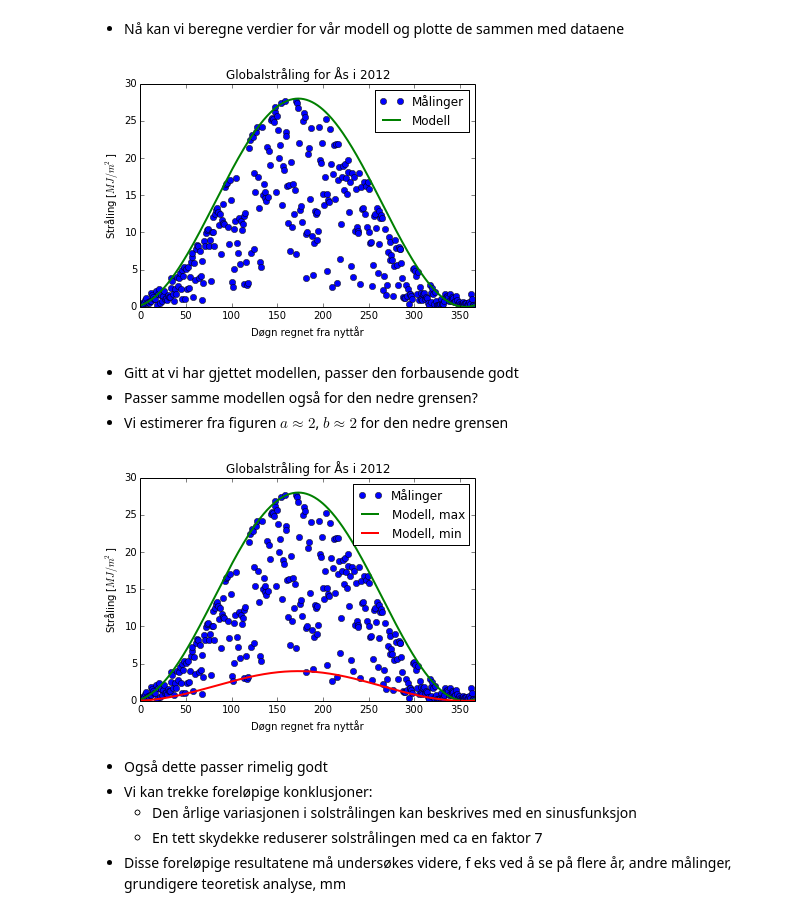
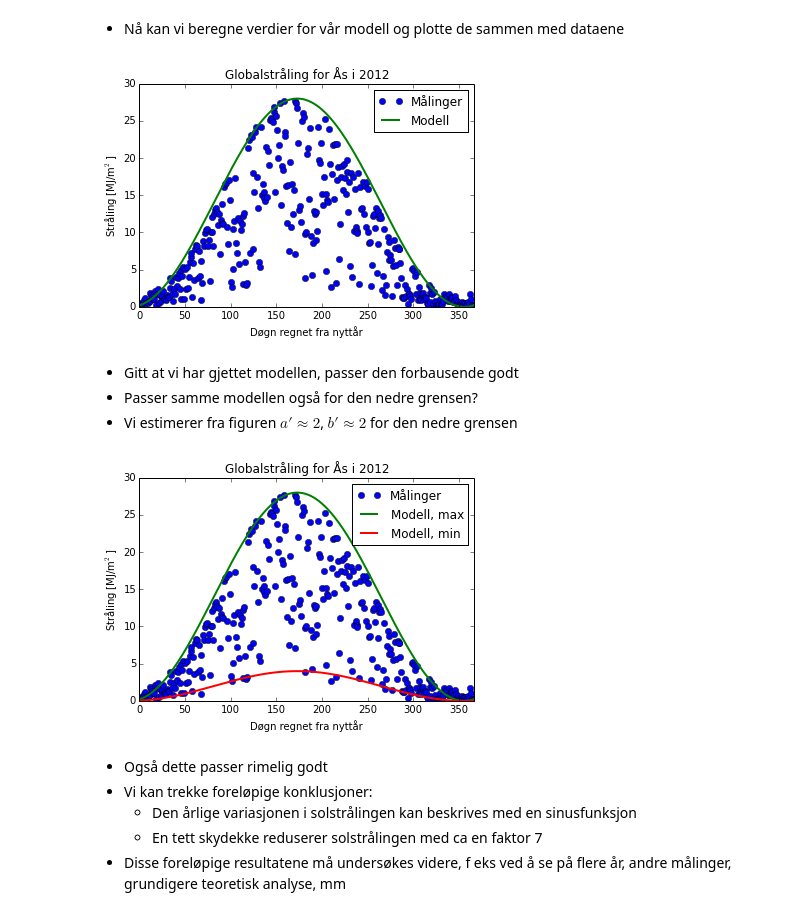
Before and after one commit to Ranmar/UMB_INF100_H13, a Jupyter notebook: Forelesninger/INF100_H13_F06.ipynb, the cells around one changed output. Drawn from its saved outputs; the diff is of its cells as text; code cells hidden in the pictures.

```diff
--- a/Forelesninger/INF100_H13_F06.ipynb
+++ b/Forelesninger/INF100_H13_F06.ipynb
@@ -486,19 +486,19 @@ print d_max
 # %%
 e_modell_max = 14 + 14 * cos(2 * pi * (day - d_max) / 366.)
 plot(day, e_glob, 'o', label=u'Målinger');
 plot(day, e_modell_max, '-', linewidth=2, label='Modell');
 xlabel(u'Døgn regnet fra nyttår');
-ylabel(u'Stråling [$MJ/m^2$]');
+ylabel(u'Stråling [MJ/m$^2$]');
 title(u'Globalstråling for Ås i 2012');
 xlim(0, 367);
 ylim(0, 30);
 legend();
 # %% [output]
-[figure, old version]
+[figure, new version]
 # %% [markdown]
 - Gitt at vi har gjettet modellen, passer den forbausende godt
 - Passer samme modellen også for den nedre grensen?
-- Vi estimerer fra figuren $a\approx 2$, $b\approx 2$ for den nedre grensen
+- Vi estimerer fra figuren $a'\approx 2$, $b'\approx 2$ for den nedre grensen
 # %%
 e_modell_max = 14 + 14 * cos(2 * pi * (day - d_max) / 366.)
 e_modell_min =  2 +  2 * cos(2 * pi * (day - d_max) / 366.)
@@ -506,13 +506,13 @@ plot(day, e_glob, 'o', label=u'Målinger');
 plot(day, e_modell_max, '-', linewidth=2, label='Modell, max');
 plot(day, e_modell_min, '-', linewidth=2, label='Modell, min');
 xlabel(u'Døgn regnet fra nyttår');
-ylabel(u'Stråling [$MJ/m^2$]');
+ylabel(u'Stråling [MJ/m$^2$]');
 title(u'Globalstråling for Ås i 2012');
 xlim(0, 367);
 ylim(0, 30);
 legend();
 # %% [output]
-[figure, old version]
+[figure, new version]
 # %% [markdown]
 - Også dette passer rimelig godt
 - Vi kan trekke foreløpige konklusjoner:
```
Also changed, not shown: parts of 10 cells of this notebook.
